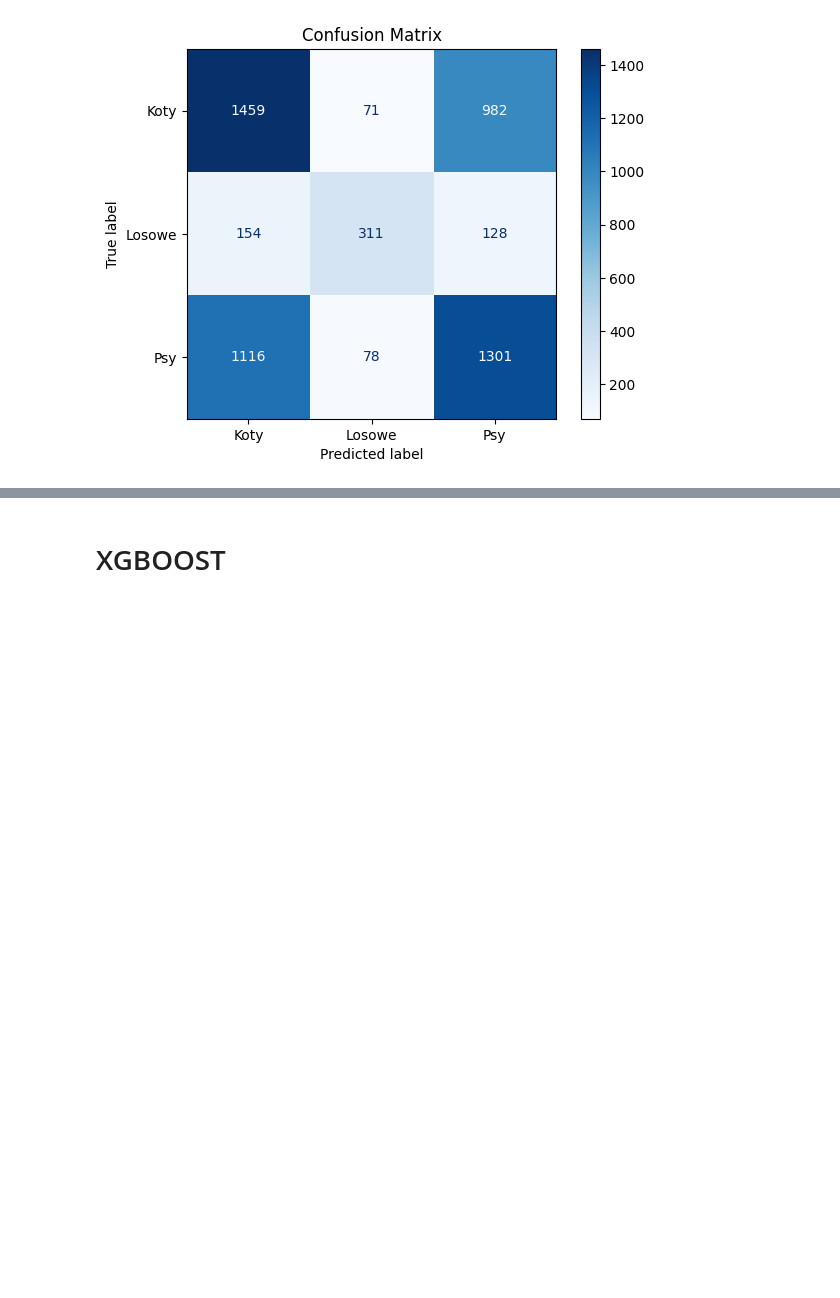
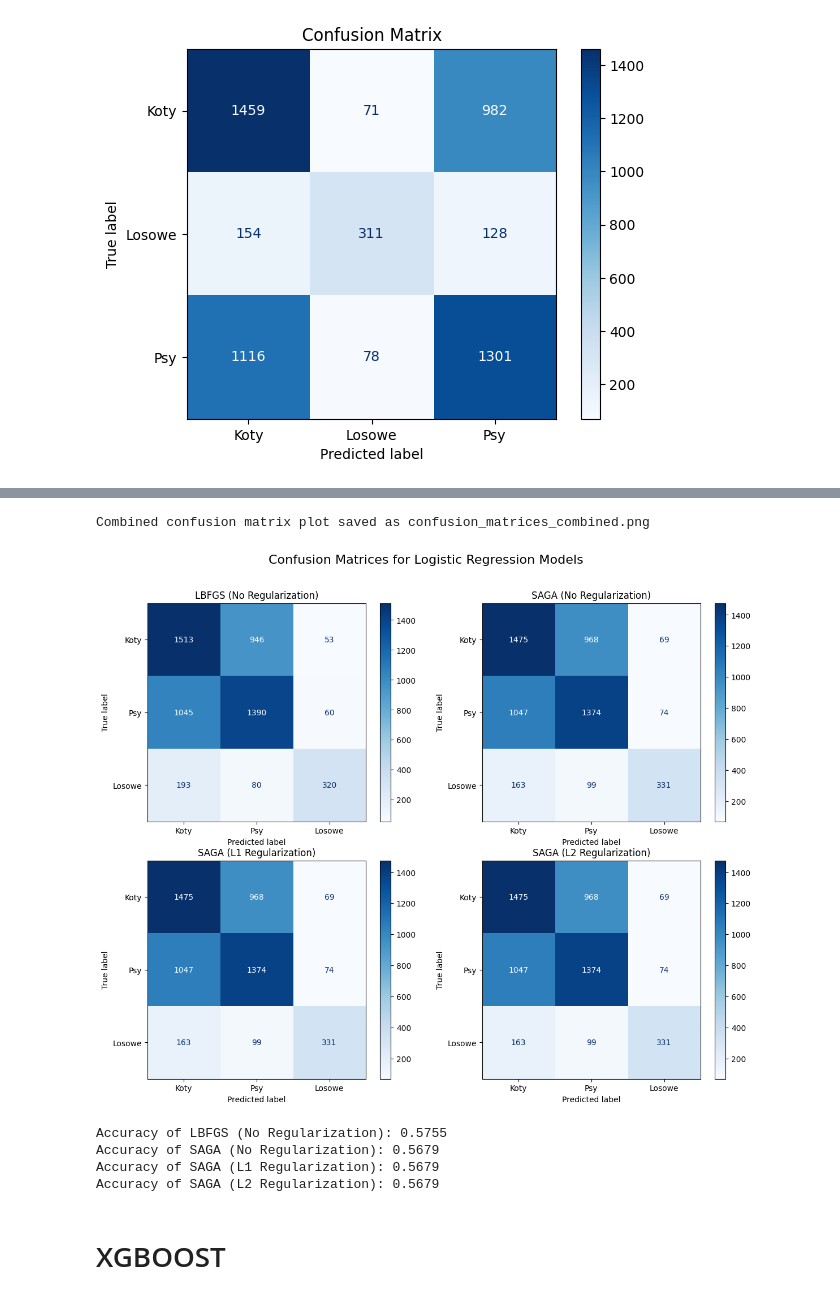
Before and after one commit to bartmanski/Machune-Learning-UWR-Project, a Jupyter notebook: data_plots.ipynb, the cells around one changed output, grey strips where cells are left out. Cells and saved outputs as stored; diff of their text form; code cells hidden in the pictures; blank space fills up the shorter version.

```diff
--- a/data_plots.ipynb
+++ b/data_plots.ipynb
@@ -477,3 +549,57 @@ Text(0.5, 1.0, 'Confusion Matrix')
+# %%
+# combined plots
+fig, axes = plt.subplots(2, 2, figsize=(12, 10))
+fig.suptitle('Confusion Matrices for Logistic Regression Models', fontsize=16)
+
+disp_lbfsg.plot(ax=axes[0, 0], cmap=plt.cm.Blues)
+axes[0, 0].set_title("LBFGS (No Regularization)")
+
+disp_saga.plot(ax=axes[0, 1], cmap=plt.cm.Blues)
+axes[0, 1].set_title("SAGA (No Regularization)")
+
+disp_saga_l1.plot(ax=axes[1, 0], cmap=plt.cm.Blues)
+axes[1, 0].set_title("SAGA (L1 Regularization)")
+
+disp_saga_l2.plot(ax=axes[1, 1], cmap=plt.cm.Blues)
+axes[1, 1].set_title("SAGA (L2 Regularization)")
+
+plt.tight_layout(rect=[0, 0, 1, 0.96])
+
+# save combined plots
+output_combined_path = 'confusion_matrices_combined.png'
+plt.savefig(output_combined_path, dpi=300, bbox_inches='tight')
+print(f"Combined confusion matrix plot saved as {output_combined_path}")
+plt.show()
+# %% [output]
+Combined confusion matrix plot saved as confusion_matrices_combined.png
+[figure, added]
+# %%
+# less iterations training model
+models_folder = 'Models/calculated_models'
+test_data_folder = 'test_data'
+
+X_test = np.load(f'{test_data_folder}/Logreg_X_test.npy')
+y_test = np.load(f'{test_data_folder}/Logreg_Y_test.npy')
+
+log_reg_lbfsg_noregularization = joblib.load(f'{models_folder}/log_reg_lbfsg_noregularization.joblib')
+log_reg_saga_noregularization = joblib.load(f'{models_folder}/log_reg_saga_noregularization.joblib')
+log_reg_saga_l1 = joblib.load(f'{models_folder}/log_reg_saga_l1.joblib')
+log_reg_saga_l2 = joblib.load(f'{models_folder}/log_reg_saga_l2.joblib')
+
+accuracy_lbfsg_noregularization = log_reg_lbfsg_noregularization.score(X_test, y_test)
+accuracy_saga_noregularization = log_reg_saga_noregularization.score(X_test, y_test)
+accuracy_saga_l1 = log_reg_saga_l1.score(X_test, y_test)
+accuracy_saga_l2 = log_reg_saga_l2.score(X_test, y_test)
+
+print(f"Accuracy of LBFGS (No Regularization): {accuracy_lbfsg_noregularization:.4f}")
+print(f"Accuracy of SAGA (No Regularization): {accuracy_saga_noregularization:.4f}")
+print(f"Accuracy of SAGA (L1 Regularization): {accuracy_saga_l1:.4f}")
+print(f"Accuracy of SAGA (L2 Regularization): {accuracy_saga_l2:.4f}")
+# %% [output]
+Accuracy of LBFGS (No Regularization): 0.5755
+Accuracy of SAGA (No Regularization): 0.5679
+Accuracy of SAGA (L1 Regularization): 0.5679
+Accuracy of SAGA (L2 Regularization): 0.5679
 # %% [markdown]
 # XGBOOST
 # %% [markdown]
```
Also changed, not shown: parts of 1 cell of this notebook.
